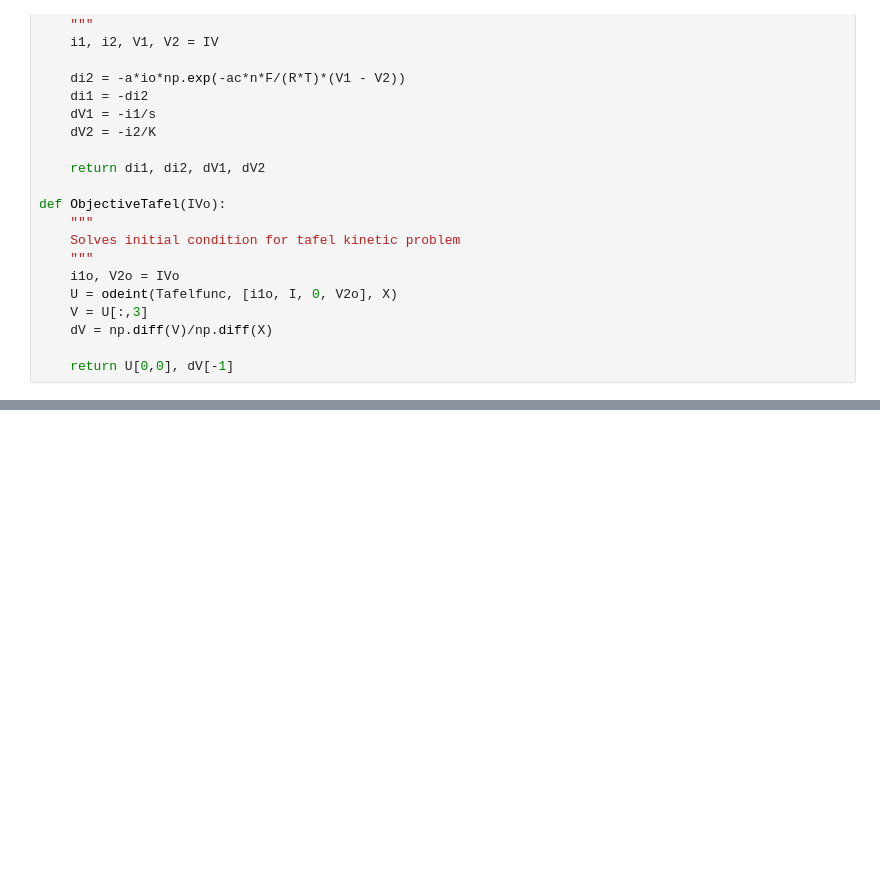
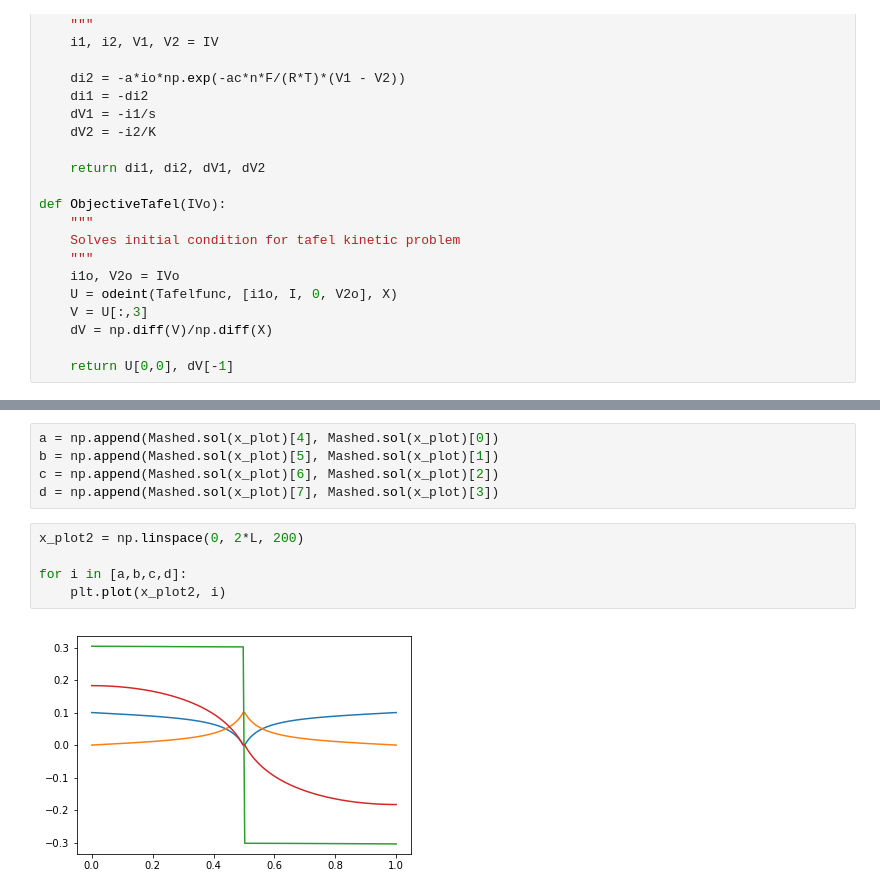
Before and after one commit to dalcox/batteries, a Jupyter notebook: Battery Modeling 1D Steady State.ipynb, the cells around one changed output, grey strips where cells are left out. Saved outputs shown, nothing was run; the diff lists cells and outputs as text; blank space fills up the shorter version.

```diff
--- a/Battery Modeling 1D Steady State.ipynb
+++ b/Battery Modeling 1D Steady State.ipynb
@@ -212,0 +260,12 @@ for i in range(4):
+# %%
+a = np.append(Mashed.sol(x_plot)[4], Mashed.sol(x_plot)[0])
+b = np.append(Mashed.sol(x_plot)[5], Mashed.sol(x_plot)[1])
+c = np.append(Mashed.sol(x_plot)[6], Mashed.sol(x_plot)[2])
+d = np.append(Mashed.sol(x_plot)[7], Mashed.sol(x_plot)[3])
+# %%
+x_plot2 = np.linspace(0, 2*L, 200)
+
+for i in [a,b,c,d]:
+    plt.plot(x_plot2, i)
+# %% [output]
+[figure, added]
```
Also changed, not shown: parts of 14 cells of this notebook, 4 other files.
